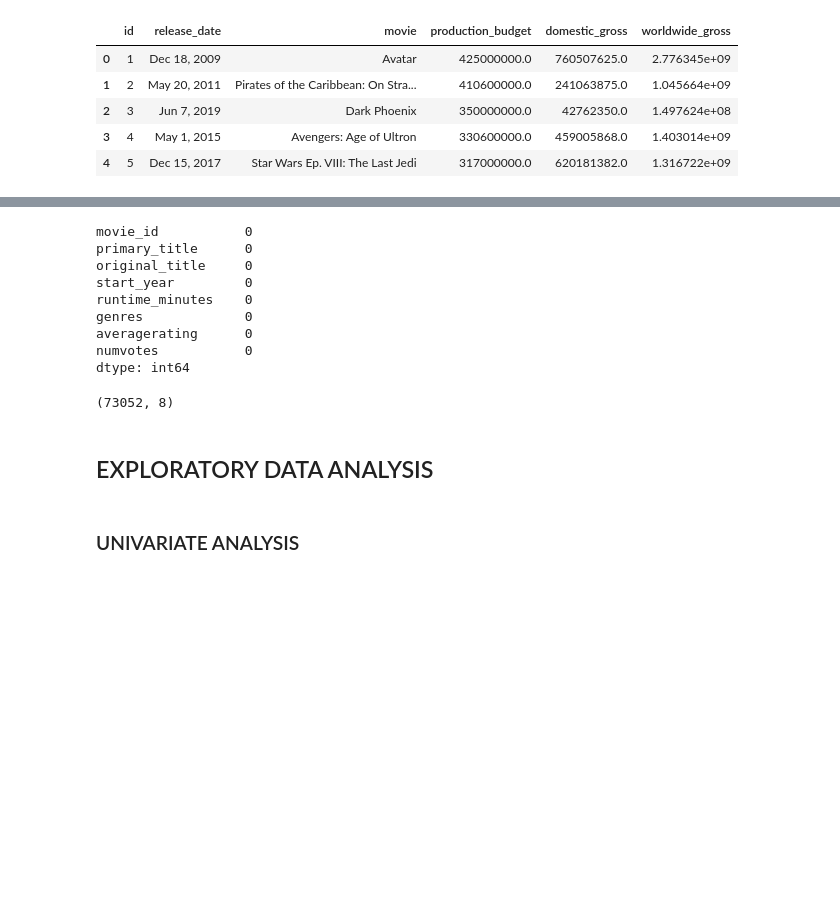
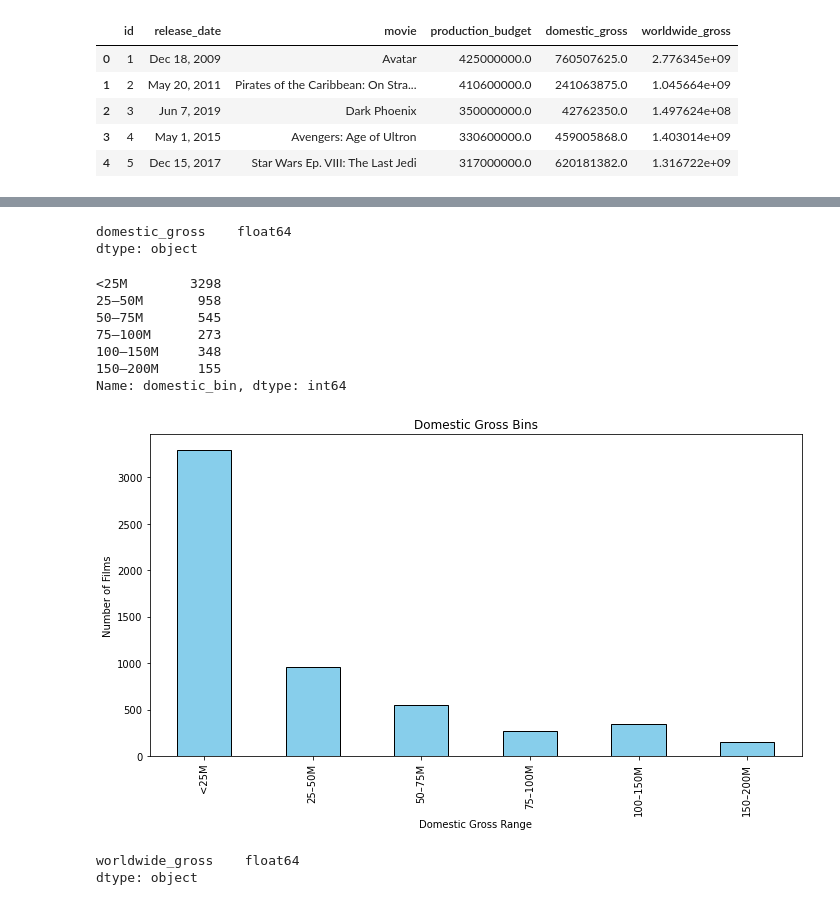
Before and after one commit to Vain-Guy/Data-s-Cut, a Jupyter notebook: notebooks/exploratory.ipynb, the cells around one changed output, grey strips where cells are left out. Cells and saved outputs as stored; diff of their text form; code cells hidden in the pictures; blank space fills up the shorter version.

```diff
--- a/notebooks/exploratory.ipynb
+++ b/notebooks/exploratory.ipynb
@@ -1043,24 +671,43 @@ Name: runtime_minutes, Length: 73856, dtype: float64>' has dtype incompatible wi
-# %%
-# Drop null values in 'genres'
-movies_df = movies_df.dropna(subset=['genres'])
-
-# Preview changes
-movies_df.isna().sum()
-# %% [output]
-movie_id           0
-primary_title      0
-original_title     0
-start_year         0
-runtime_minutes    0
-genres             0
-averagerating      0
-numvotes           0
-dtype: int64
-# %%
-movies_df.shape
-# %% [output]
-(73052, 8)
-# %% [markdown]
-## EXPLORATORY DATA ANALYSIS
-# %% [markdown]
-### UNIVARIATE ANALYSIS
+# %%
+budget_df['domestic_gross'] = pd.to_numeric(budget_df['domestic_gross'], errors = 'coerce')
+print(budget_df[['domestic_gross']].dtypes)
+# %% [output]
+domestic_gross    float64
+dtype: object
+# %%
+
+# Assuming budget_df['production_budget'] is already cleaned and numeric
+
+# Define bins and labels
+bins = [0, 25_000_000, 50_000_000, 75_000_000, 100_000_000, 150_000_000, 200_000_000]
+labels = ['<25M', '25–50M', '50–75M', '75–100M', '100–150M', '150–200M']
+
+# Create bin column
+budget_df['domestic_bin'] = pd.cut(budget_df['domestic_gross'], bins=bins, labels=labels, right=False)
+
+# Count per bin
+bin_counts = budget_df['domestic_bin'].value_counts().sort_index()
+print (bin_counts)
+# Plot
+plt.figure(figsize =(10,6))
+bin_counts.plot(kind='bar', color='skyblue', edgecolor='black')
+plt.title('Domestic Gross Bins')
+plt.xlabel('Domestic Gross Range')
+plt.ylabel('Number of Films')
+plt.tight_layout()
+plt.show()
+# %% [output]
+<25M        3298
+25–50M       958
+50–75M       545
+75–100M      273
+100–150M     348
+150–200M     155
+Name: domestic_bin, dtype: int64
+[figure, added]
+# %%
+budget_df['worldwide_gross'] = pd.to_numeric(budget_df['worldwide_gross'], errors = 'coerce')
+print(budget_df[['worldwide_gross']].dtypes)
+# %% [output]
+worldwide_gross    float64
+dtype: object
```
Also changed, not shown: parts of 102 cells of this notebook.
